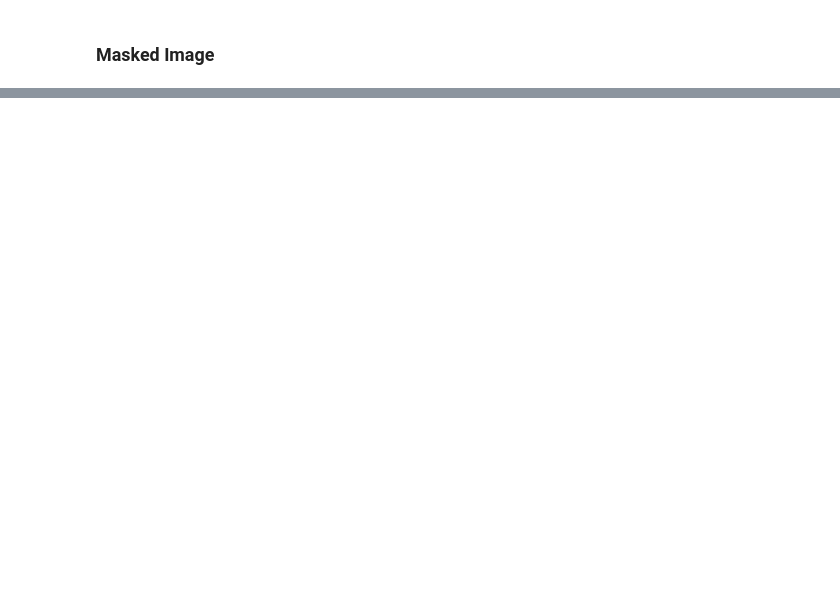
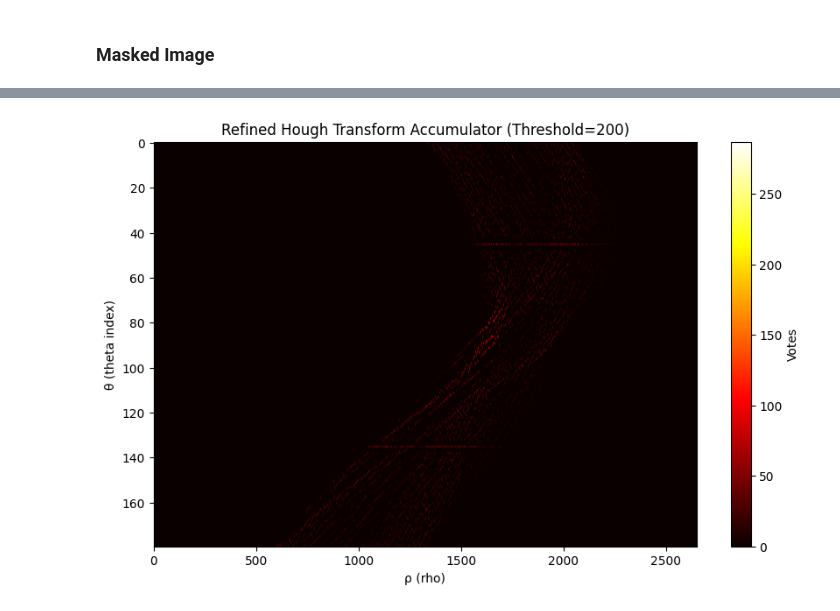
Before and after one commit to NadineTamish/Computer-Vision-Course-Assignments, a Jupyter notebook: Assignment_1/notebooks/assignment1_2.ipynb, the cells around one changed output, grey strips where cells are left out. Cells and saved outputs as stored; diff of their text form; code cells hidden in the pictures; blank space fills up the shorter version.

```diff
--- a/Assignment_1/notebooks/assignment1_2.ipynb
+++ b/Assignment_1/notebooks/assignment1_2.ipynb
@@ -107,0 +145,20 @@ plt.show()
+# %%
+import cv2
+import numpy as np
+import matplotlib.pyplot as plt
+from scipy.ndimage import maximum_filter
+
+nms_size = 5
+maxima = maximum_filter(accumulator, size=nms_size)
+accumulator[accumulator < maxima] = 0
+
+
+plt.figure(figsize=(10, 6))
+plt.imshow(accumulator, cmap='hot', aspect='auto')
+plt.colorbar(label="Votes")
+plt.xlabel("ρ (rho)")
+plt.ylabel("θ (theta index)")
+plt.title(f"Refined Hough Transform Accumulator (Threshold={threshold})")
+plt.show()
+# %% [output]
+[figure, added]
```
Also changed, not shown: parts of 6 cells of this notebook, 1 other file.
